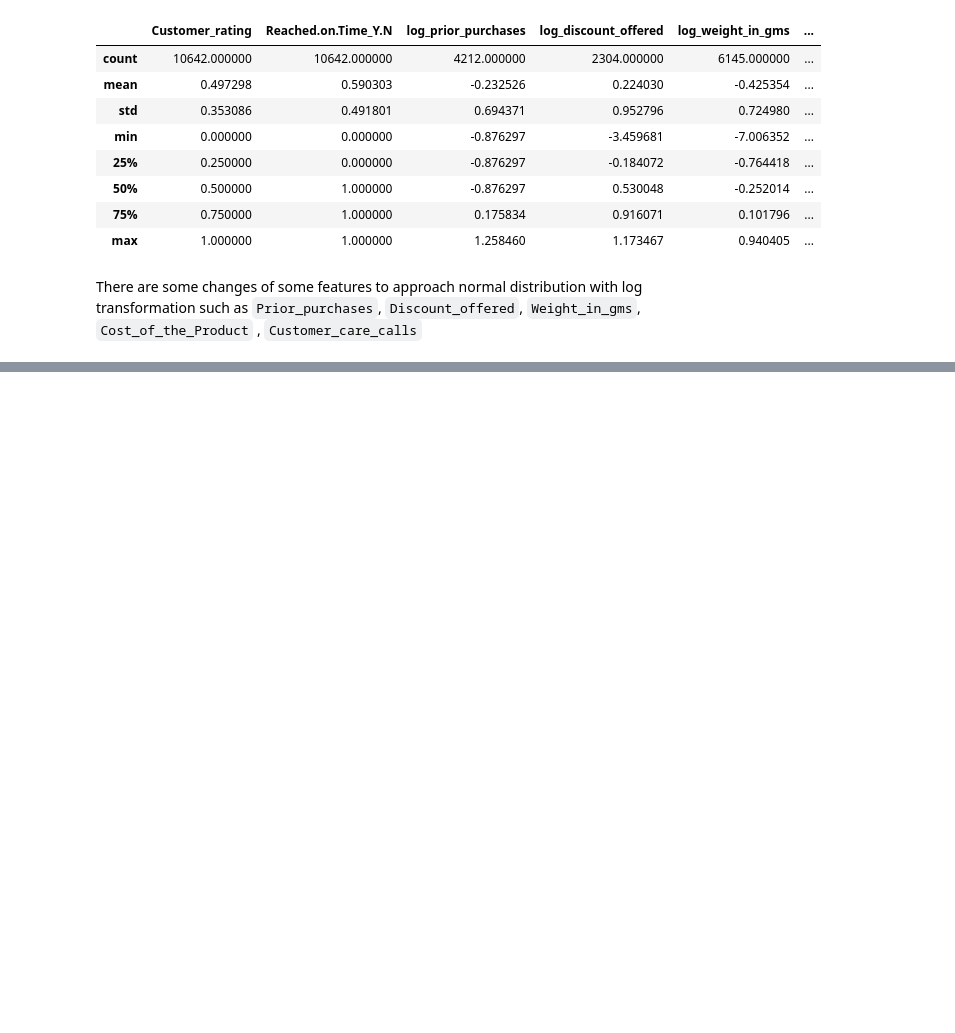
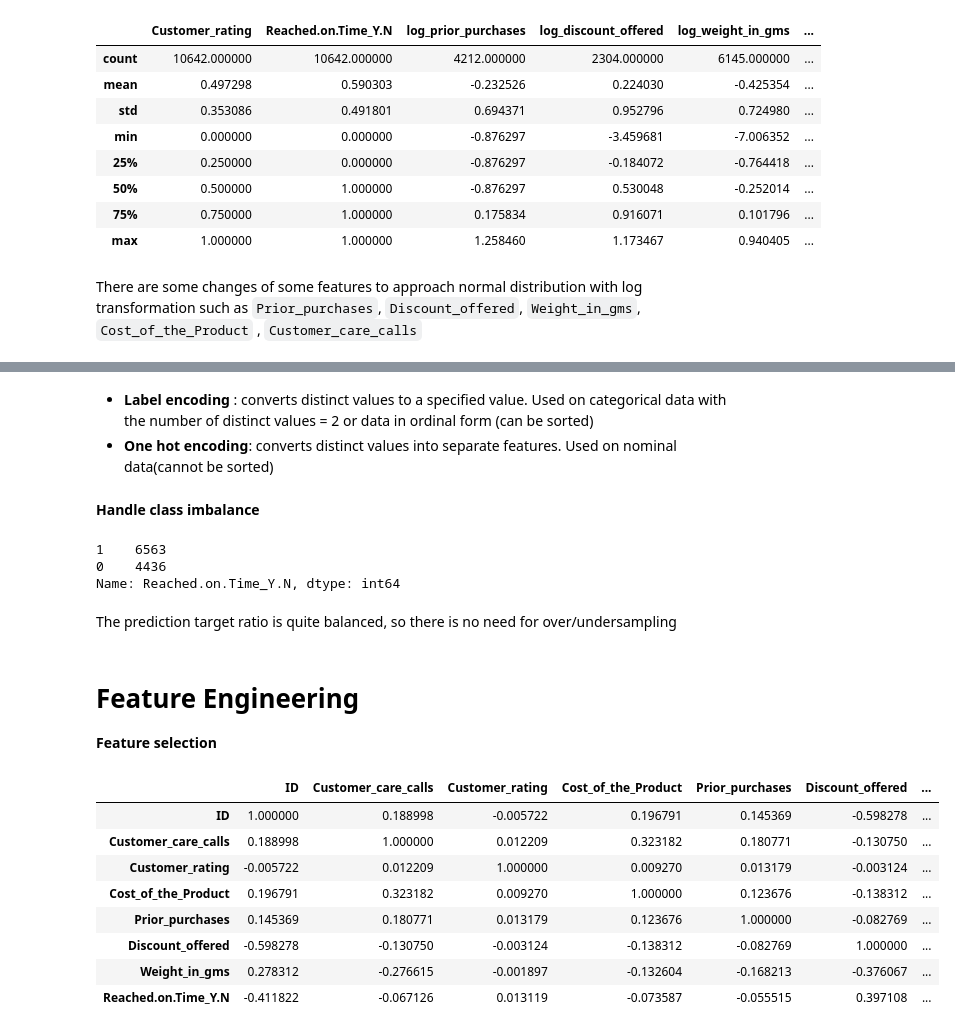
Before and after one commit to wahyunh10/Project-Ecommerce-Shipping-Clasification-Modeling, a Jupyter notebook: Stage_2_Project.ipynb, the cells around one changed output, grey strips where cells are left out. Saved outputs shown, nothing was run; the diff lists cells and outputs as text; code cells hidden in the pictures; blank space fills up the shorter version.

```diff
--- a/Stage_2_Project.ipynb
+++ b/Stage_2_Project.ipynb
@@ -272,0 +337,28 @@ There are some changes of some features to approach normal distribution with log
+# %% [markdown]
+* **Label encoding** : converts distinct values to a specified value. Used on categorical data with the number of distinct values = 2 or data in ordinal form (can be sorted)
+* **One hot encoding**: converts distinct values into separate features. Used on nominal data(cannot be sorted)
+# %% [markdown]
+**Handle class imbalance**
+# %%
+df['Reached.on.Time_Y.N'].value_counts()
+# %% [output]
+1    6563
+0    4436
+Name: Reached.on.Time_Y.N, dtype: int64
+# %% [markdown]
+The prediction target ratio is quite balanced, so there is no need for over/undersampling
+# %% [markdown]
+# **Feature Engineering**
+**Feature selection**
+# %%
+dfSel.corr()
+# %% [output]
+|  | ID | Customer_care_calls | Customer_rating | Cost_of_the_Product | Prior_purchases | Discount_offered | ... |
+| ID | 1.000000 | 0.188998 | -0.005722 | 0.196791 | 0.145369 | -0.598278 | ... |
+| Customer_care_calls | 0.188998 | 1.000000 | 0.012209 | 0.323182 | 0.180771 | -0.130750 | ... |
+| Customer_rating | -0.005722 | 0.012209 | 1.000000 | 0.009270 | 0.013179 | -0.003124 | ... |
+| Cost_of_the_Product | 0.196791 | 0.323182 | 0.009270 | 1.000000 | 0.123676 | -0.138312 | ... |
+| Prior_purchases | 0.145369 | 0.180771 | 0.013179 | 0.123676 | 1.000000 | -0.082769 | ... |
+| Discount_offered | -0.598278 | -0.130750 | -0.003124 | -0.138312 | -0.082769 | 1.000000 | ... |
+| Weight_in_gms | 0.278312 | -0.276615 | -0.001897 | -0.132604 | -0.168213 | -0.376067 | ... |
+| Reached.on.Time_Y.N | -0.411822 | -0.067126 | 0.013119 | -0.073587 | -0.055515 | 0.397108 | ... |
```
Also changed, not shown: parts of 16 cells of this notebook.
